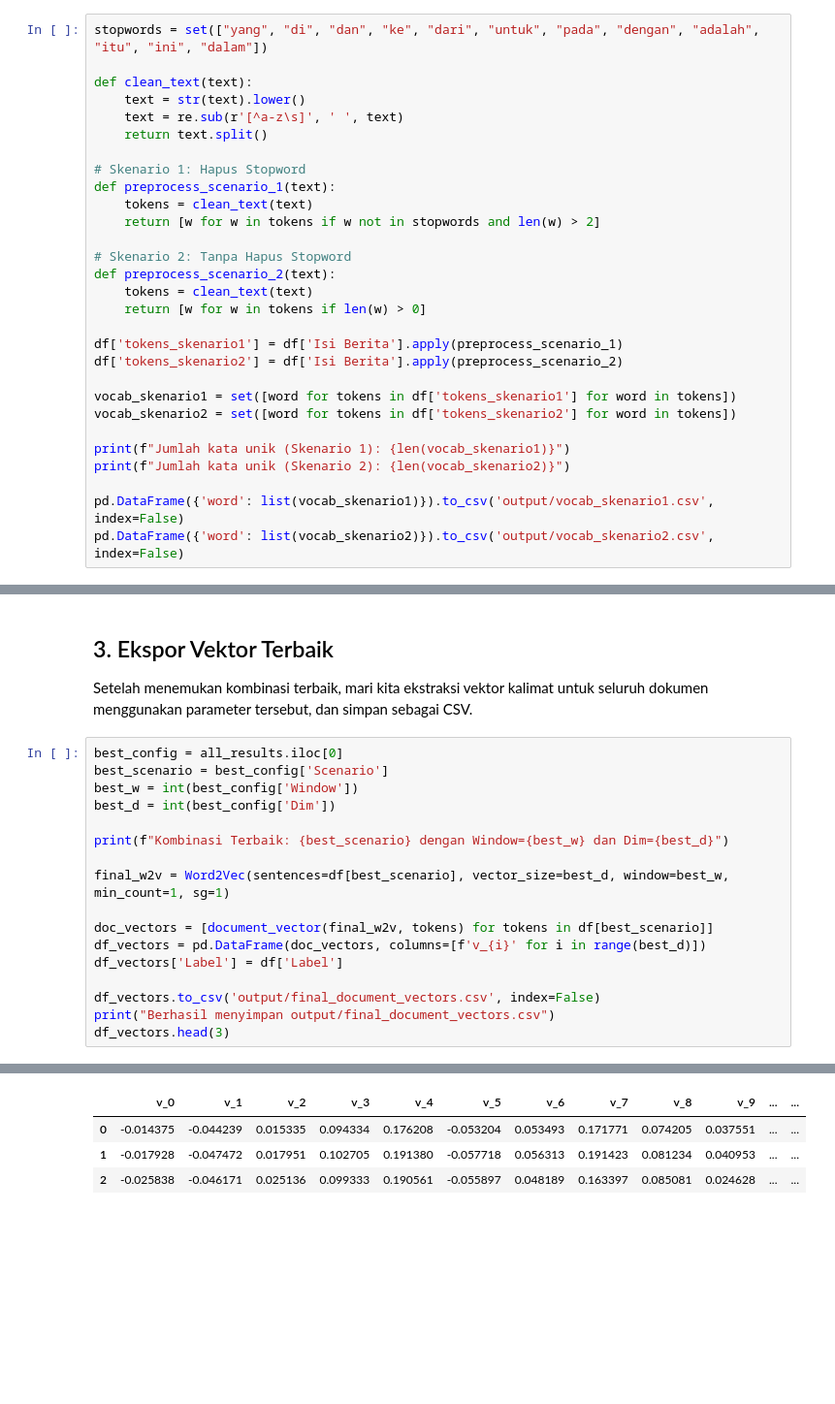
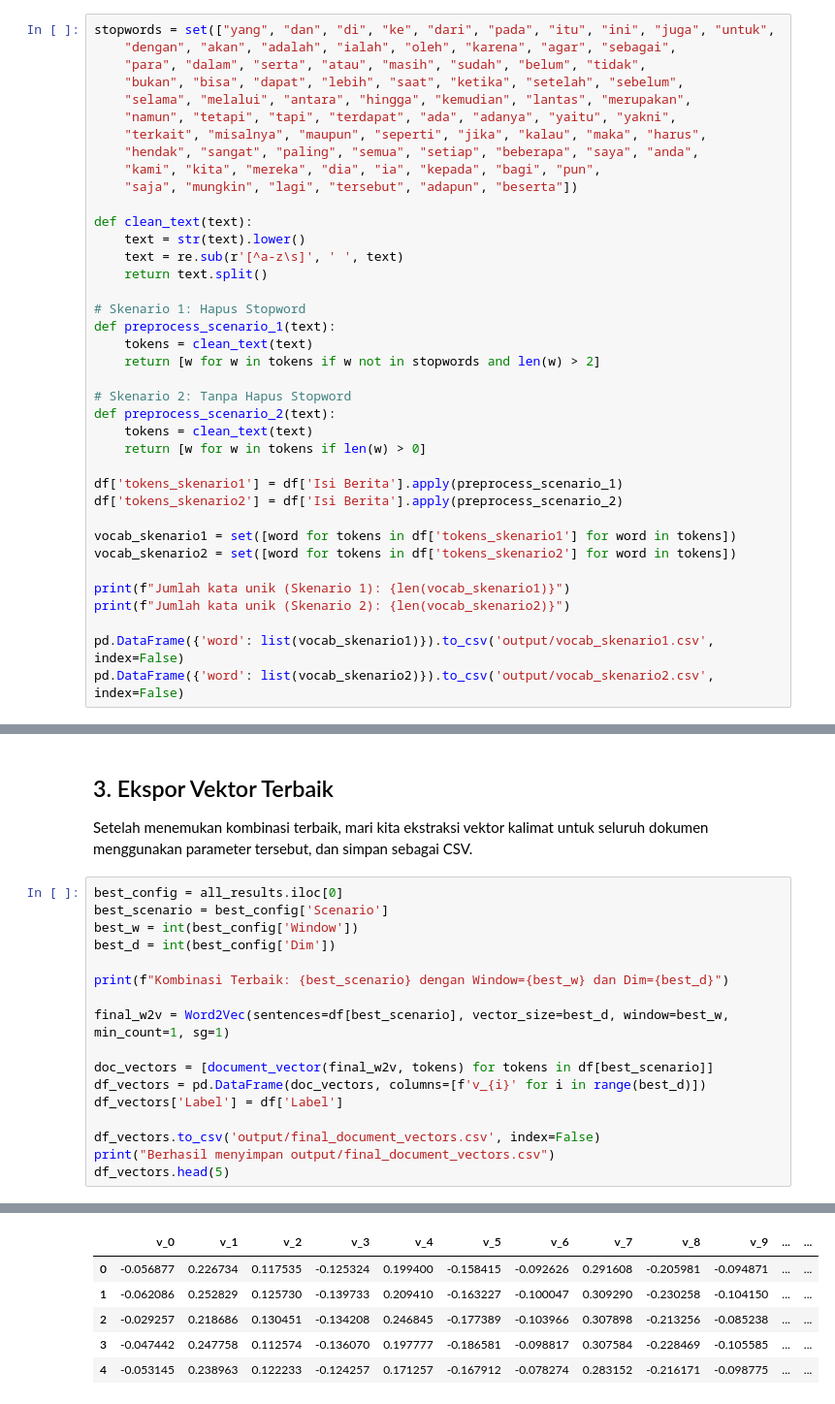
Before and after one commit to Nicoulass/ppw, a Jupyter notebook: Notebooks/materi5.ipynb, the cells around one changed output, grey strips where cells are left out. Shown at 97% size. Cells and saved outputs as stored; diff of their text form; blank space fills up the shorter version.

```diff
--- a/Notebooks/materi5.ipynb
+++ b/Notebooks/materi5.ipynb
@@ -31,7 +31,16 @@ Total data: 200
 # %% [markdown]
 ## 1. Preprocessing Skenario 1 dan 2
 # %%
-stopwords = set(["yang", "di", "dan", "ke", "dari", "untuk", "pada", "dengan", "adalah", "itu", "ini", "dalam"])
+stopwords = set(["yang", "dan", "di", "ke", "dari", "pada", "itu", "ini", "juga", "untuk",
+    "dengan", "akan", "adalah", "ialah", "oleh", "karena", "agar", "sebagai",
+    "para", "dalam", "serta", "atau", "masih", "sudah", "belum", "tidak",
+    "bukan", "bisa", "dapat", "lebih", "saat", "ketika", "setelah", "sebelum",
+    "selama", "melalui", "antara", "hingga", "kemudian", "lantas", "merupakan",
+    "namun", "tetapi", "tapi", "terdapat", "ada", "adanya", "yaitu", "yakni",
+    "terkait", "misalnya", "maupun", "seperti", "jika", "kalau", "maka", "harus",
+    "hendak", "sangat", "paling", "semua", "setiap", "beberapa", "saya", "anda",
+    "kami", "kita", "mereka", "dia", "ia", "kepada", "bagi", "pun",
+    "saja", "mungkin", "lagi", "tersebut", "adapun", "beserta"])
 
 def clean_text(text):
     text = str(text).lower()
@@ -145,5 +154,5 @@ df_vectors['Label'] = df['Label']
 
 df_vectors.to_csv('output/final_document_vectors.csv', index=False)
 print("Berhasil menyimpan output/final_document_vectors.csv")
-df_vectors.head(3)
+df_vectors.head(5)
 # %% [output]
@@ -151,5 +160,7 @@ Kombinasi Terbaik: tokens_skenario1 dengan Window=5 dan Dim=200
 Berhasil menyimpan output/final_document_vectors.csv
 |  | v_0 | v_1 | v_2 | v_3 | v_4 | v_5 | v_6 | v_7 | v_8 | v_9 | ... | ... |
-| 0 | -0.014375 | -0.044239 | 0.015335 | 0.094334 | 0.176208 | -0.053204 | 0.053493 | 0.171771 | 0.074205 | 0.037551 | ... | ... |
-| 1 | -0.017928 | -0.047472 | 0.017951 | 0.102705 | 0.191380 | -0.057718 | 0.056313 | 0.191423 | 0.081234 | 0.040953 | ... | ... |
-| 2 | -0.025838 | -0.046171 | 0.025136 | 0.099333 | 0.190561 | -0.055897 | 0.048189 | 0.163397 | 0.085081 | 0.024628 | ... | ... |
+| 0 | -0.056877 | 0.226734 | 0.117535 | -0.125324 | 0.199400 | -0.158415 | -0.092626 | 0.291608 | -0.205981 | -0.094871 | ... | ... |
+| 1 | -0.062086 | 0.252829 | 0.125730 | -0.139733 | 0.209410 | -0.163227 | -0.100047 | 0.309290 | -0.230258 | -0.104150 | ... | ... |
+| 2 | -0.029257 | 0.218686 | 0.130451 | -0.134208 | 0.246845 | -0.177389 | -0.103966 | 0.307898 | -0.213256 | -0.085238 | ... | ... |
+| 3 | -0.047442 | 0.247758 | 0.112574 | -0.136070 | 0.197777 | -0.186581 | -0.098817 | 0.307584 | -0.228469 | -0.105585 | ... | ... |
+| 4 | -0.053145 | 0.238963 | 0.122233 | -0.124257 | 0.171257 | -0.167912 | -0.078274 | 0.283152 | -0.216171 | -0.098775 | ... | ... |
```
Also changed, not shown: parts of 33 cells of this notebook, 25 other files.
